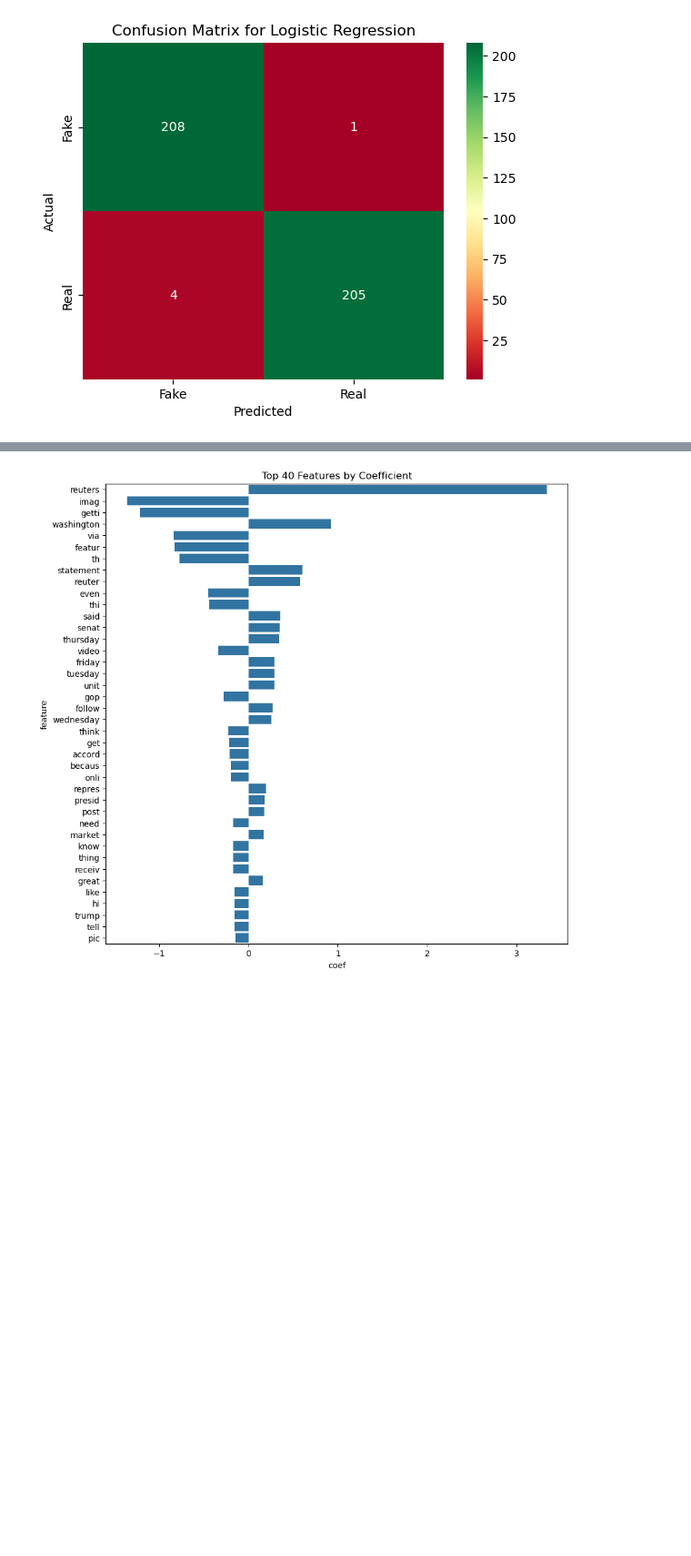
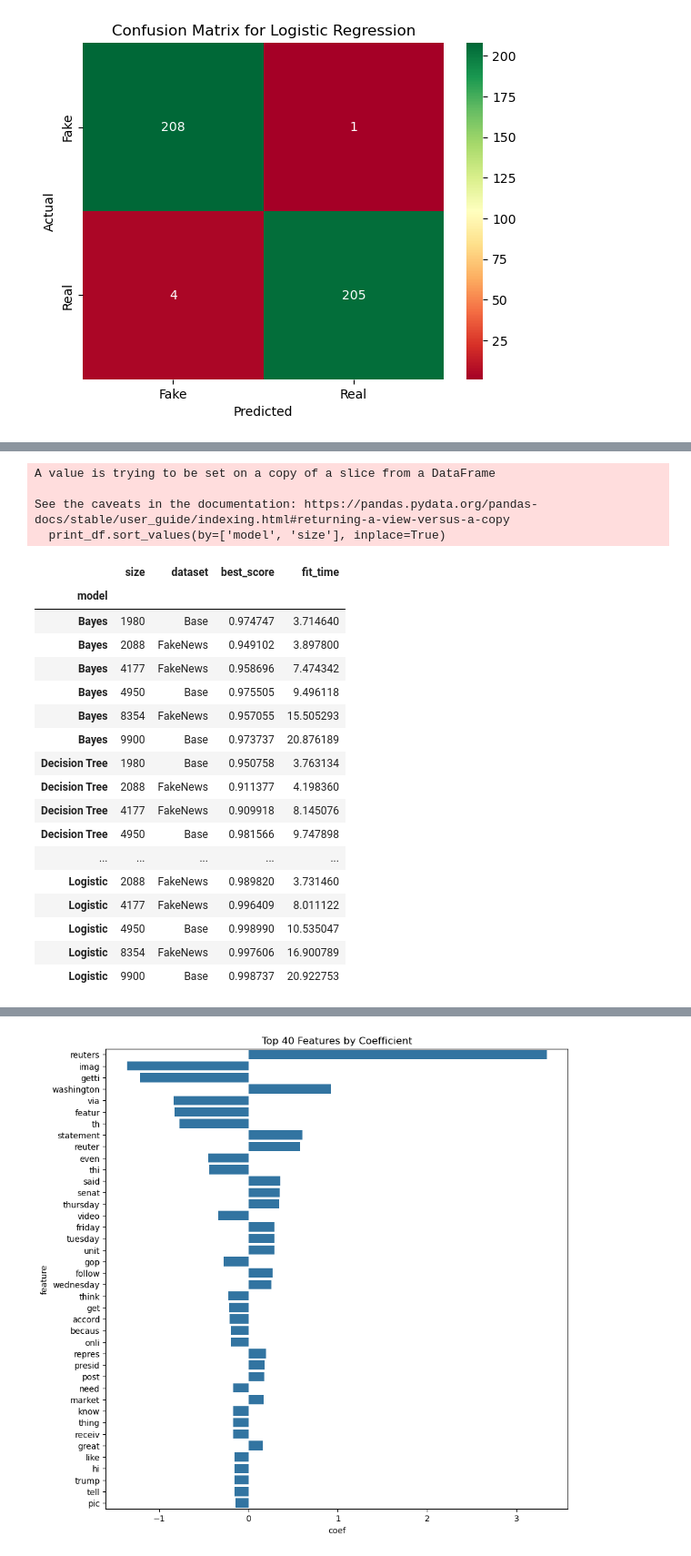
Before and after one commit to johnprg/Legit, a Jupyter notebook: Legit.ipynb, the cells around one changed output, grey strips where cells are left out. Shown: that part at 91% size. Saved outputs shown, nothing was run; the diff lists cells and outputs as text; code cells hidden in the pictures; blank space fills up the shorter version.

```diff
--- a/Legit.ipynb
+++ b/Legit.ipynb
@@ -555,6 +553,40 @@ loading FakeNews_8354results.csv
 | 0 | Logistic | 0.997606 | 16.900789 | {'classifier': LogisticRegression... | Pipeline(steps=[('preprocess', Le... | 8354 | FakeNews |
 | 1 | Decision Tree | 0.950764 | 16.745201 | {'classifier': DecisionTreeClassi... | Pipeline(steps=[('preprocess', Le... | 8354 | FakeNews |
 | 2 | Bayes | 0.957055 | 15.505293 | {'classifier': MultinomialNB(alph... | Pipeline(steps=[('preprocess', Le... | 8354 | FakeNews |
+# %%
+# sort the uber_df by model and size
+uber_df.sort_values(by=['size'], inplace=True)
+
+print_df = uber_df[['model','size', 'dataset', 'best_score', 'fit_time']]
+# sort by model and size
+print_df.sort_values(by=['model', 'size'], inplace=True)
+#reindex by model
+print_df.set_index('model', inplace=True)
+
+print_df
+# %% [output]
+A value is trying to be set on a copy of a slice from a DataFrame
+
+See the caveats in the documentation: https://pandas.pydata.org/pandas-docs/stable/user_guide/indexing.html#returning-a-view-versus-a-copy
+  print_df.sort_values(by=['model', 'size'], inplace=True)
+|  | size | dataset | best_score | fit_time |
+| model |  |  |  |  |
+| Bayes | 1980 | Base | 0.974747 | 3.714640 |
+| Bayes | 2088 | FakeNews | 0.949102 | 3.897800 |
+| Bayes | 4177 | FakeNews | 0.958696 | 7.474342 |
+| Bayes | 4950 | Base | 0.975505 | 9.496118 |
+| Bayes | 8354 | FakeNews | 0.957055 | 15.505293 |
+| Bayes | 9900 | Base | 0.973737 | 20.876189 |
+| Decision Tree | 1980 | Base | 0.950758 | 3.763134 |
+| Decision Tree | 2088 | FakeNews | 0.911377 | 4.198360 |
+| Decision Tree | 4177 | FakeNews | 0.909918 | 8.145076 |
+| Decision Tree | 4950 | Base | 0.981566 | 9.747898 |
+| ... | ... | ... | ... | ... |
+| Logistic | 2088 | FakeNews | 0.989820 | 3.731460 |
+| Logistic | 4177 | FakeNews | 0.996409 | 8.011122 |
+| Logistic | 4950 | Base | 0.998990 | 10.535047 |
+| Logistic | 8354 | FakeNews | 0.997606 | 16.900789 |
+| Logistic | 9900 | Base | 0.998737 | 20.922753 |
 # %%
 # make best_results dataframe from the uber_df sorted by Model and RMSE
 best_results = uber_df.sort_values(by=['model', 'best_score']).groupby('model').last().reset_index()
```
